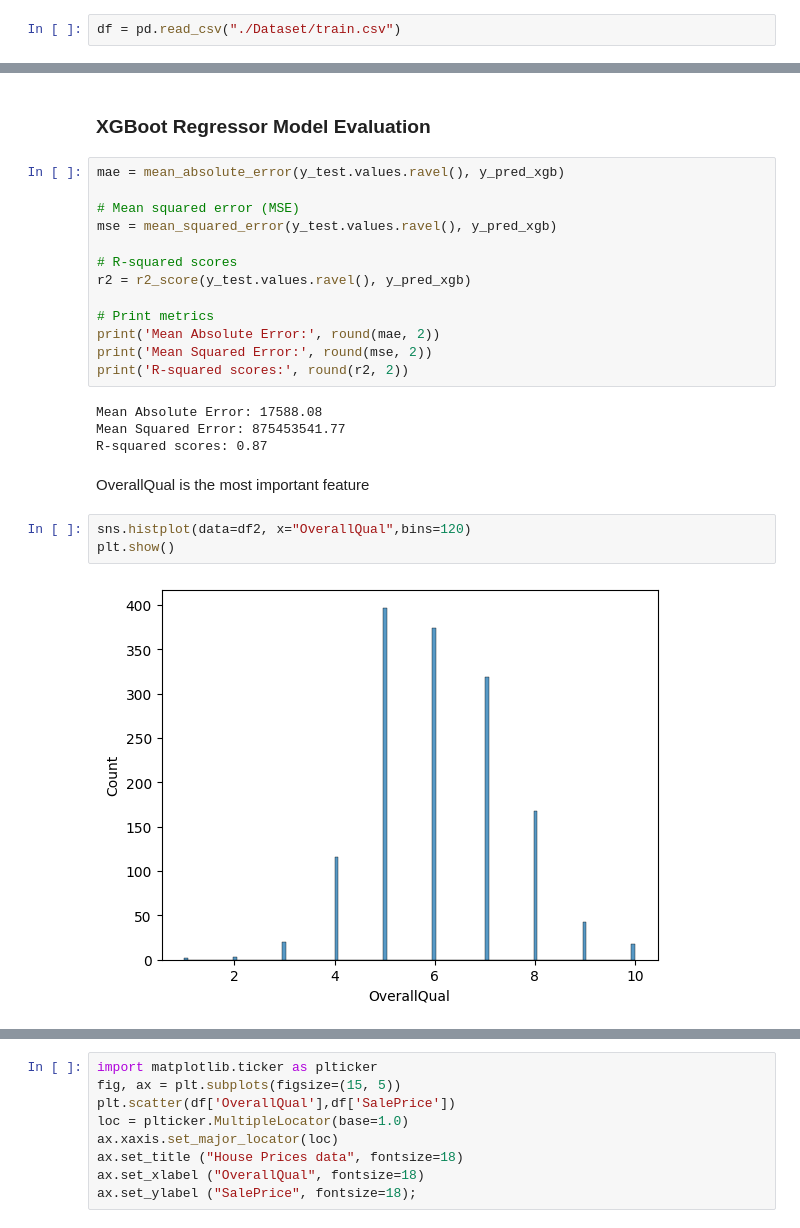
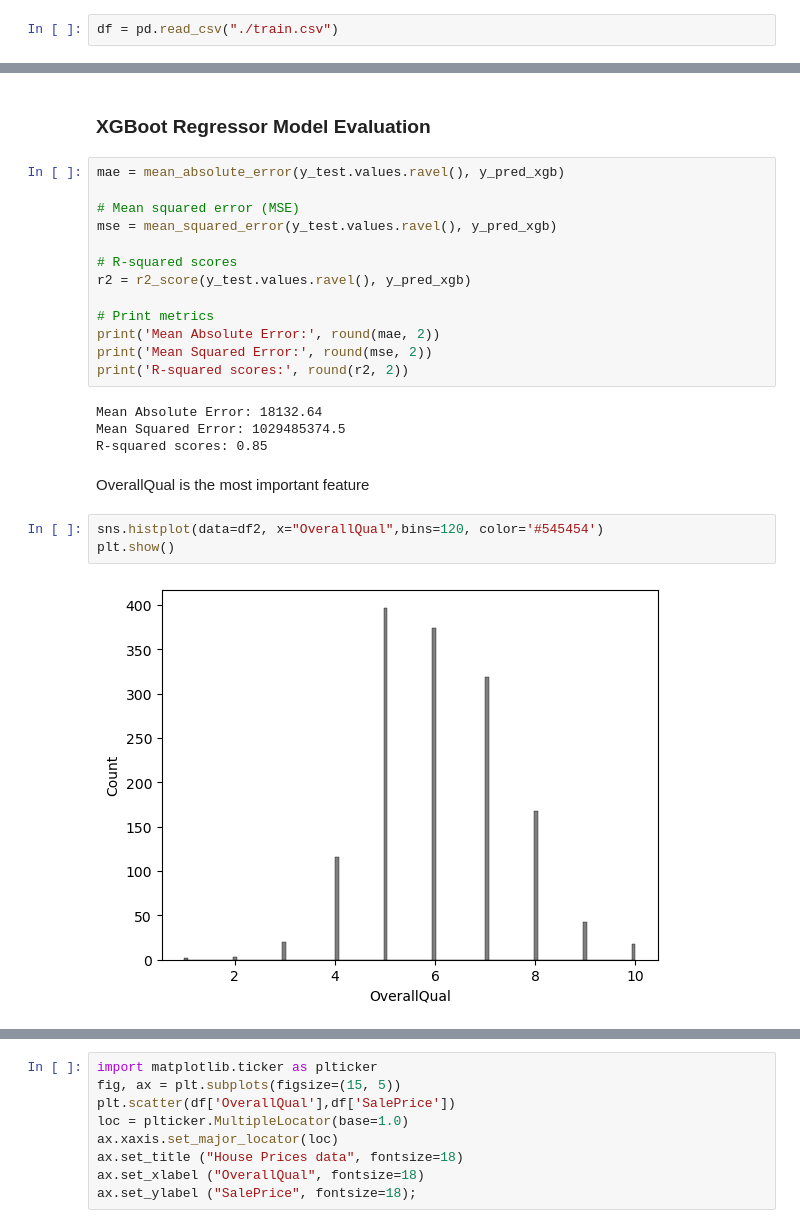
Before and after one commit to zanuura/narural_lenguage_procesing_course, a Jupyter notebook: Fundamental Natural Lenguage Processing/3 WA - House Pricing Prediction/Housing_NLP_A copy.ipynb, the cells around one changed output, grey strips where cells are left out. Saved outputs shown, nothing was run; the diff lists cells and outputs as text.

```diff
--- a/Fundamental Natural Lenguage Processing/3 WA - House Pricing Prediction/Housing_NLP_A copy.ipynb
+++ b/Fundamental Natural Lenguage Processing/3 WA - House Pricing Prediction/Housing_NLP_A copy.ipynb
@@ -17,7 +17,7 @@ import xgboost
 # %% [markdown]
 ### Data Understanding
 # %%
-df = pd.read_csv("./Dataset/train.csv")
+df = pd.read_csv("./train.csv")
 # %%
 df.head()
 # %% [output]
@@ -474,15 +469,15 @@ print('Mean Absolute Error:', round(mae, 2))
 print('Mean Squared Error:', round(mse, 2))
 print('R-squared scores:', round(r2, 2))
 # %% [output]
-Mean Absolute Error: 17588.08
-Mean Squared Error: 875453541.77
-R-squared scores: 0.87
+Mean Absolute Error: 18132.64
+Mean Squared Error: 1029485374.5
+R-squared scores: 0.85
 # %% [markdown]
 OverallQual is the most important feature
 # %%
-sns.histplot(data=df2, x="OverallQual",bins=120)
+sns.histplot(data=df2, x="OverallQual",bins=120, color='#545454')
 plt.show()
 # %% [output]
-[figure, old version]
+[figure, new version]
 # %%
 df['OverallQual'].value_counts()
```
Also changed, not shown: parts of 14 cells of this notebook, 1 other file.
